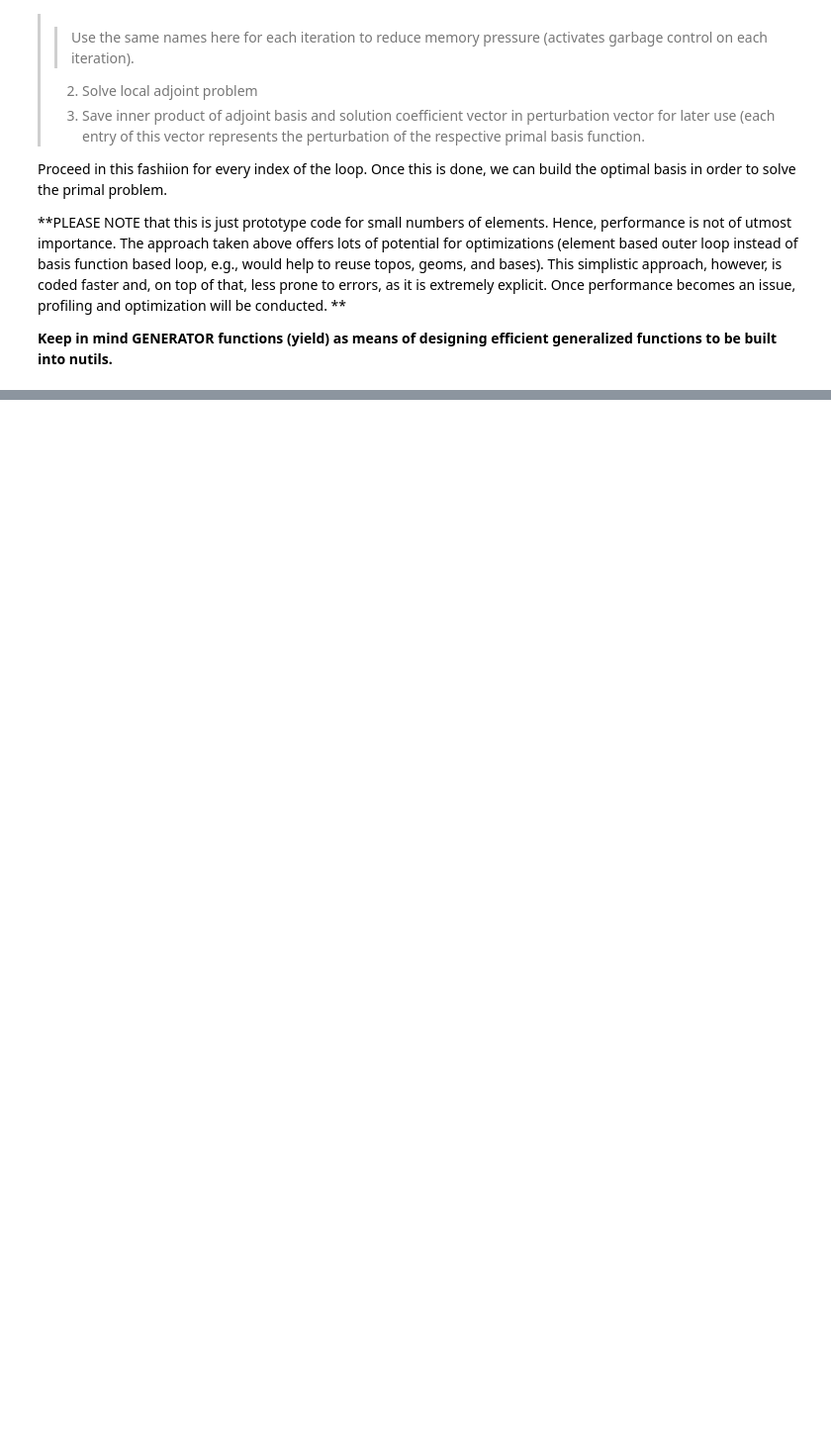
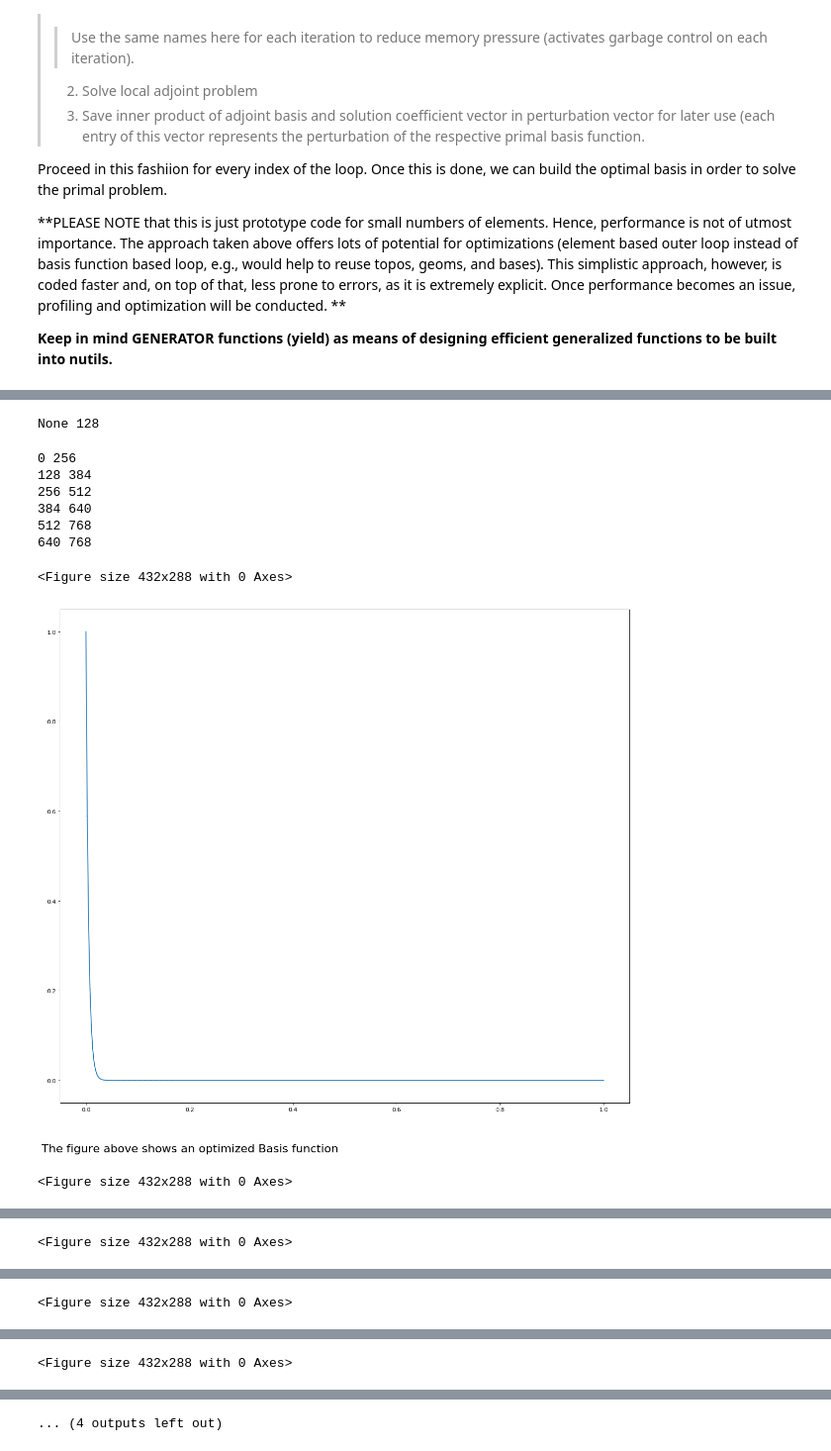
Before and after one commit to OVGULIU/Petrov-Galerkin, a Jupyter notebook: notebook_adv_diff_adjoint_1DArb.ipynb, the cells around one changed output, grey strips where cells are left out. Shown at 99% size. Saved outputs shown, nothing was run; the diff lists cells and outputs as text; code cells hidden in the pictures; blank space fills up the shorter version.

```diff
--- a/notebook_adv_diff_adjoint_1DArb.ipynb
+++ b/notebook_adv_diff_adjoint_1DArb.ipynb
@@ -468,0 +356,65 @@ FineBasis
+# %%
+###################################################################
+######################## Build optimal basis ######################
+#------------------------------------------------------------------
+
+# Primal domain and basis
+primalDomain, x = mesh.rectilinear([numpy.linspace(0, 1, primalNelems+1)]*ndims)
+ns.primalBasis = primalDomain.basis('lagrange', degree=primalDegree)
+
+ns.x = x
+
+# FineDegree and number of elements of fine domain
+fineDegree   = primalDegree * adjointDegree
+#fineElements = nr_nodes_func(primalNelems * 2 ** (adjointNelems - 1), fineDegree, adjointType)
+#print(fineElements)
+
+# Build refined adjoint domain and basis
+fineDomain = deepcopy(primalDomain)
+for k in range(0, adjointNelems - 1):
+    tempDomain = fineDomain
+    fineDomain = tempDomain.refined
+ns.fineBasis = fineDomain.basis(adjointType, degree=(fineDegree))
+
+
+
+# Allocate list with optimized basis functions
+optimalBasis = []
+#TODO: Distribute basis functions on list entries (needs methods of its own)
+# Loop over all primal basis functions (nodes for FE).
+for i in range(0, nr_nodes):
+    leftSlice, rightSlice = slicer(i, fineDegree, primalNelems, (adjointNelems - 1), adjointType)
+    print(leftSlice, rightSlice)
+    ns.tempBasis = ns.fineBasis[leftSlice : rightSlice]
+    tempAdj = deepcopy(adjVector[i])
+    #print(tempAdj)
+    ns.temp = 0
+    ns.testTemp = 0
+    for k in range(0, len(ns.tempBasis)):
+        ns.temp = ns.temp + ns.tempBasis[k] * tempAdj[k]
+        ns.testTemp = ns.testTemp + ns.tempBasis[k]
+    ns.optimized = ns.primalBasis[i] + ns.temp
+    optimalBasis.append(ns.optimized)
+    ######TESTPLOT
+    plt.figure()
+    bezier = fineDomain.sample('bezier', 9)
+    x, optimized = bezier.eval([ns.x, ns.optimized])
+    #x, testPlot = bezier.eval([ns.x, ns.testPlot])
+    fig=plt.figure(figsize=(18, 16), dpi= 80, facecolor='w', edgecolor='k')
+    primalText = 'The figure above shows an optimized Basis function'
+    fig.text(.1,.05, primalText, fontsize=20)
+    #print('The following figure shows the primal Basis function: %s' % (pbs))
+    plt.plot(x, optimized)
+
+ns.optiBasis = optimalBasis[:]
+# %% [output]
+None 128
+0 256
+128 384
+256 512
+384 640
+512 768
+640 768
+<Figure size 432x288 with 0 Axes>
+[figure, added]
+<Figure size 432x288 with 0 Axes>
@@ -468,0 +422 @@ FineBasis
+<Figure size 432x288 with 0 Axes>
@@ -468,0 +424 @@ FineBasis
+<Figure size 432x288 with 0 Axes>
@@ -468,0 +426 @@ FineBasis
+<Figure size 432x288 with 0 Axes>
@@ -468,0 +428 @@ FineBasis
+... (4 outputs left out)
```
Also changed, not shown: parts of 14 cells of this notebook, 1 other file.
